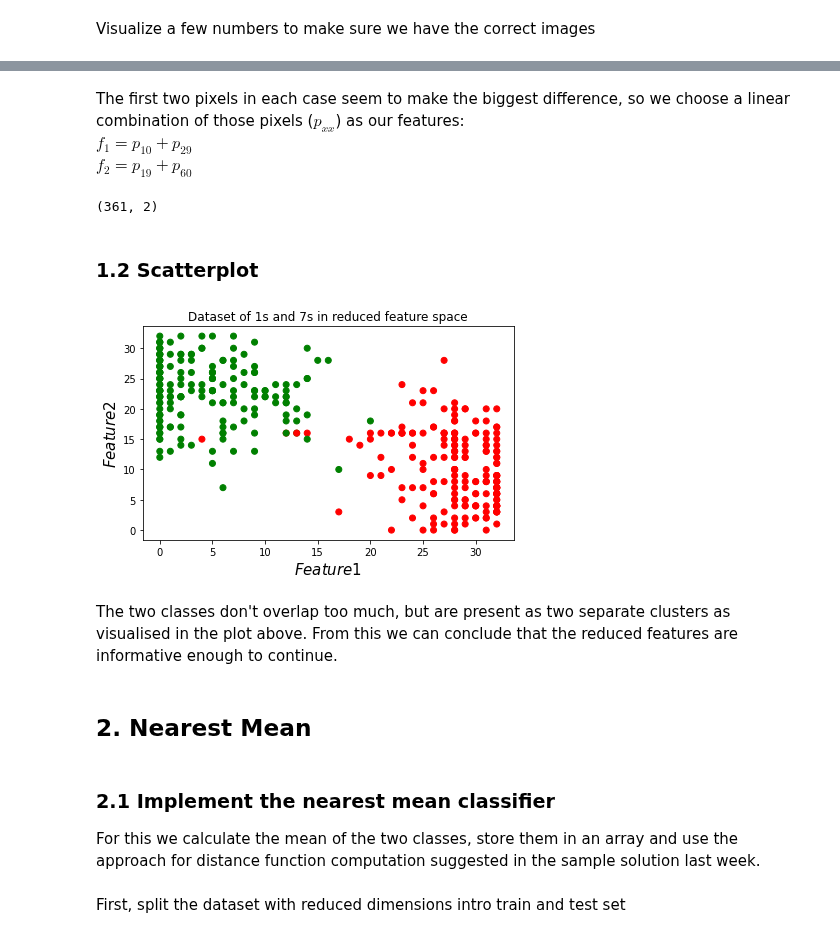
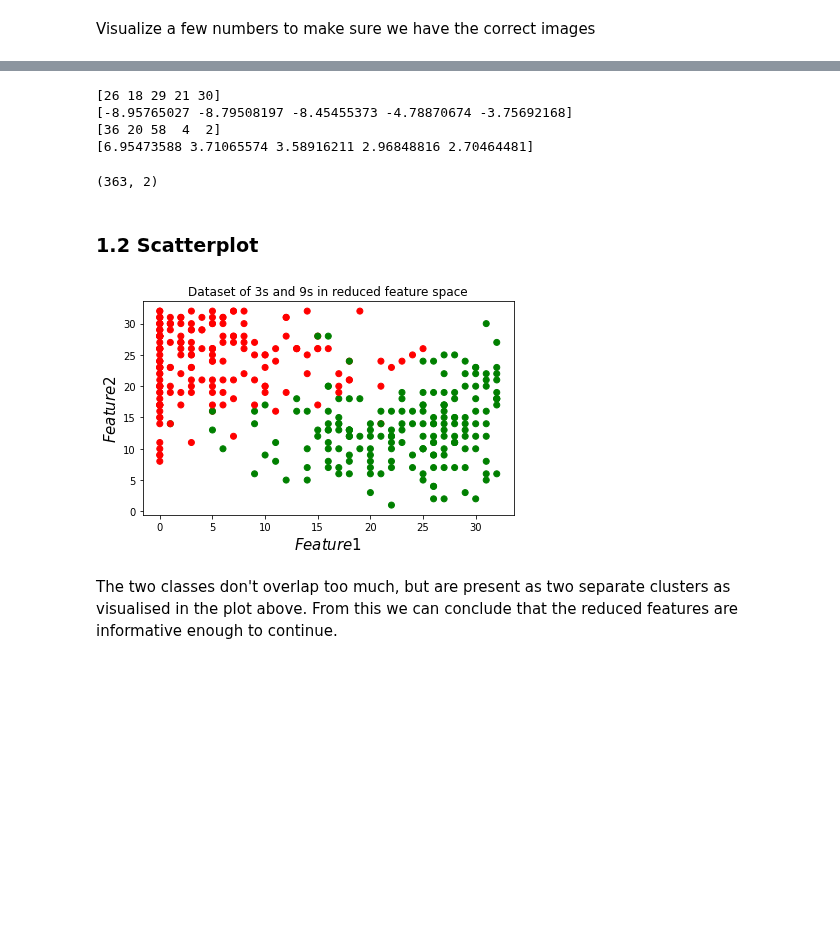
Before and after one commit to kdidi99/ml_fundamentals_hd, a Jupyter notebook: naive-bayes.ipynb, the cells around one changed output, grey strips where cells are left out. Saved outputs shown, nothing was run; the diff lists cells and outputs as text; code cells hidden in the pictures; blank space fills up the shorter version.

```diff
--- a/naive-bayes.ipynb
+++ b/naive-bayes.ipynb
@@ -36,7 +36,7 @@ Data filtering (indeed we have 361 instances with a dimension of 8x8=64 each)
 X_all = data
 y_all = target
 
-X_filter = X_all[np.logical_or(1 == y_all, 7 == y_all)]
-y_filter = y_all[np.logical_or(1 == y_all, 7 == y_all)]
+X_filter = X_all[np.logical_or(3 == y_all, 9 == y_all)]
+y_filter = y_all[np.logical_or(3 == y_all, 9 == y_all)]
 X_filter.shape
 # %% [output]
@@ -66,46 +64,57 @@ Look at the values of pixels in different instances, calculate mean of each pixe
-# %% [markdown]
-The first two pixels in each case seem to make the biggest difference, so we choose a linear combination of those pixels ($p_{xx}$) as our features:
-$f_1 = p_{10} + p_{29}$ <br>
-$f_2 = p_{19} + p_{60}$
+# %%
+#separate 3's and 9's
+X_three = X_filter[3 == y_filter]
+X_nine = X_filter[9 == y_filter]
+
+#calculate the means of each pixel in the respective classes and take the difference
+mean_diff = X_three.mean(axis=0)-X_nine.mean(axis=0)
+
+#look for the top 5 pixels most bright for 1's and 7's respectively
+idx_three = (mean_diff).argsort()[:5]
+idx_nine = (-mean_diff).argsort()[:5]
+
+print(idx_three)
+print(mean_diff[idx_three])
+print(idx_nine)
+print(mean_diff[idx_nine])
+# %% [output]
+[26 18 29 21 30]
+[-8.95765027 -8.79508197 -8.45455373 -4.78870674 -3.75692168]
+[36 20 58  4  2]
+[6.95473588 3.71065574 3.58916211 2.96848816 2.70464481]
 # %%
 def reduce_dim(x):
     #define indices to be selected
-    idx_1 = np.array([19, 60])
-    idx_7 = np.array([10, 29])
+    idx_3 = np.array([26, 18])
+    idx_9 = np.array([36, 20])
     #select entries via indices and calculate new features from them
-    x_1 = np.sum(x.take(idx_1, axis=1), axis=1)
-    x_7 = np.sum(x.take(idx_7, axis=1), axis=1)
+    x_3 = np.sum(x.take(idx_3, axis=1), axis=1)
+    x_9 = np.sum(x.take(idx_9, axis=1), axis=1)
     #reduced_x = x.take(idx, axis=1)
     #combine the two features into one array
-    reduced_x = np.column_stack((x_1, x_7))
+    reduced_x = np.column_stack((x_3, x_9))
     return reduced_x
 # %%
 #make sure that the dimensions of the reduced data are correct
 reduced_x = reduce_dim(X_filter)
 reduced_x.shape
 # %% [output]
-(361, 2)
+(363, 2)
 # %% [markdown]
 ### 1.2 Scatterplot
 # %%
 #plt.style.use('_mpl-gallery')
 fig, ax = plt.subplots()
-color= ['red' if y == 1 else 'green' for y in y_filter]
+color= ['red' if y == 3 else 'green' for y in y_filter]
 ax.scatter(reduced_x[:,0], reduced_x[:,1], c=color)
 
 ax.set_xlabel(r'$Feature 1$', fontsize=15)
 ax.set_ylabel(r'$Feature 2$', fontsize=15)
-ax.set_title('Dataset of 1s and 7s in reduced feature space')
+ax.set_title('Dataset of 3s and 9s in reduced feature space')
 
 fig.tight_layout()
 plt.show()
 # %% [output]
-[figure, old version]
+[figure, new version]
 # %% [markdown]
 The two classes don't overlap too much, but are present as two separate clusters as visualised in the plot above. From this we can conclude that the reduced features are informative enough to continue.
-# %% [markdown]
-## 2. Nearest Mean
-# %% [markdown]
-### 2.1 Implement the nearest mean classifier
-
-For this we calculate the mean of the two classes, store them in an array and use the approach for distance function computation suggested in the sample solution last week.
@@ -120,2 +120,0 @@ def dist_vec(training, test):
-# %% [markdown]
-First, split the dataset with reduced dimensions intro train and test set
```
Also changed, not shown: parts of 54 cells of this notebook.
